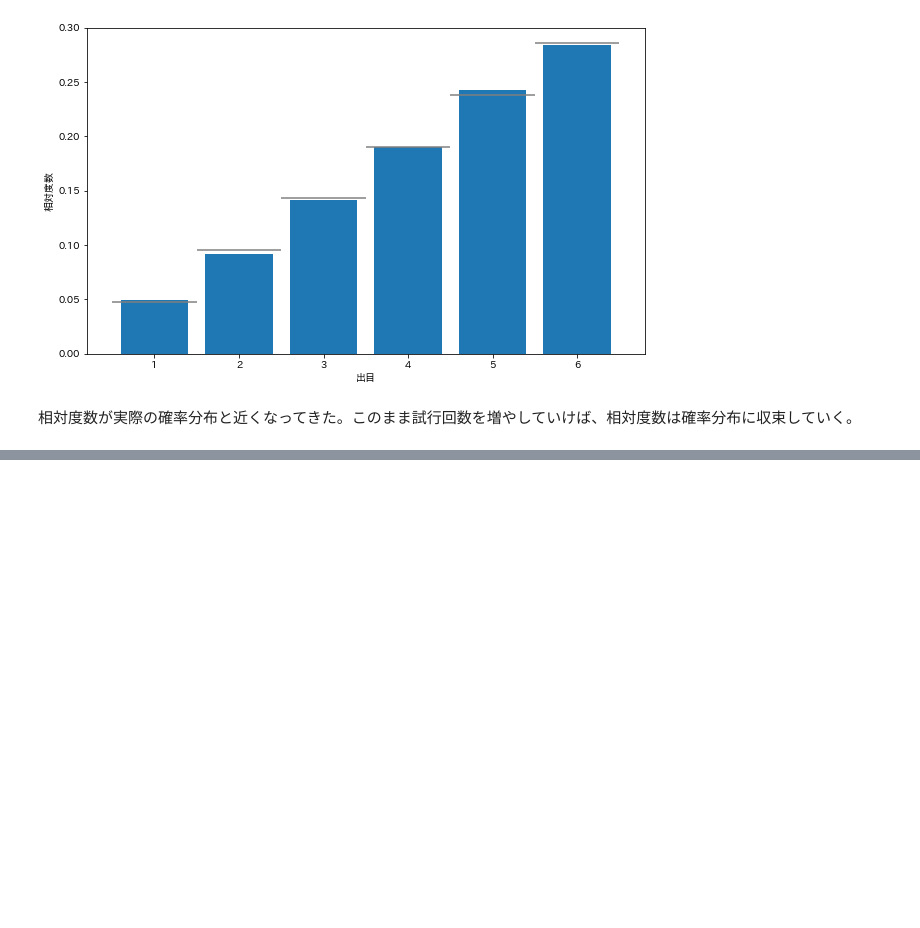
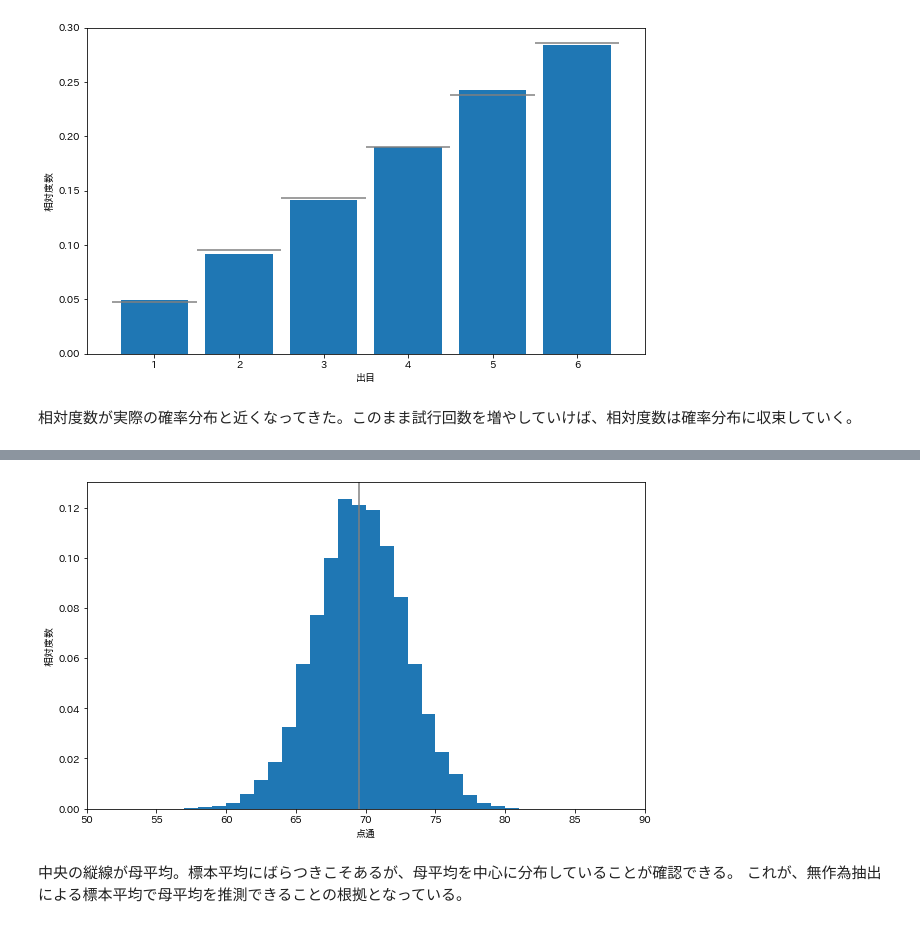
Before and after one commit to 1024xx4/Statistical_analysis_with_py, a Jupyter notebook: notebooks/basics_of_inf_stat.ipynb, the cells around one changed output, grey strips where cells are left out. Saved outputs shown, nothing was run; the diff lists cells and outputs as text; code cells hidden in the pictures; blank space fills up the shorter version.

```diff
--- a/notebooks/basics_of_inf_stat.ipynb
+++ b/notebooks/basics_of_inf_stat.ipynb
@@ -196,0 +251,18 @@ plt.show()
+# %%
+sample_means = [np.random.choice(sample, 20).mean() for _ in range(10000)]
+
+fig = plt.figure(figsize=(10, 6))
+ax = fig.add_subplot(111)
+ax.hist(sample_means, bins=100, range=(0, 100), density=True)
+# 母平均を縦線で表示
+ax.vlines(np.mean(scores), 0, 1, 'gray')
+ax.set_xlim(50, 90)
+ax.set_ylim(0, 0.13)
+ax.set_xlabel('点通')
+ax.set_ylabel('相対度数')
+plt.show()
+# %% [output]
+[figure, added]
+# %% [markdown]
+中央の縦線が母平均。標本平均にばらつきこそあるが、母平均を中心に分布していることが確認できる。
+これが、無作為抽出による標本平均で母平均を推測できることの根拠となっている。
```
Also changed, not shown: parts of 8 cells of this notebook.
